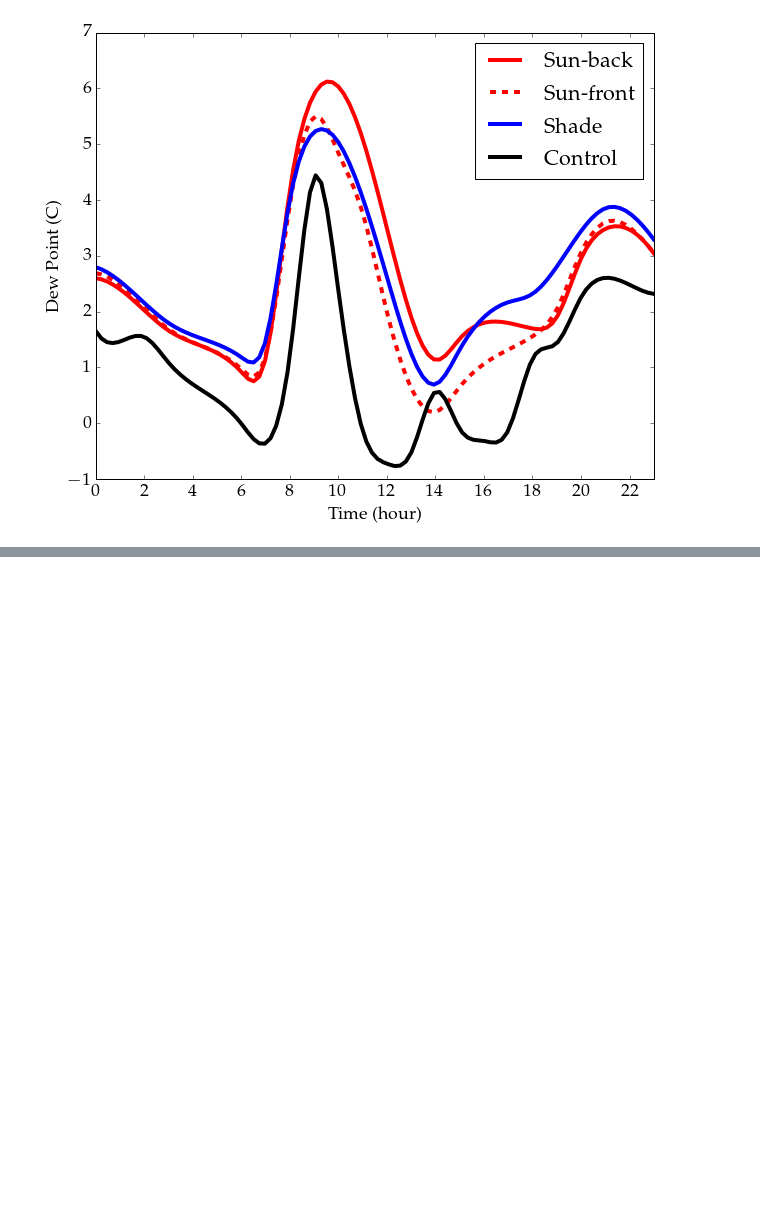
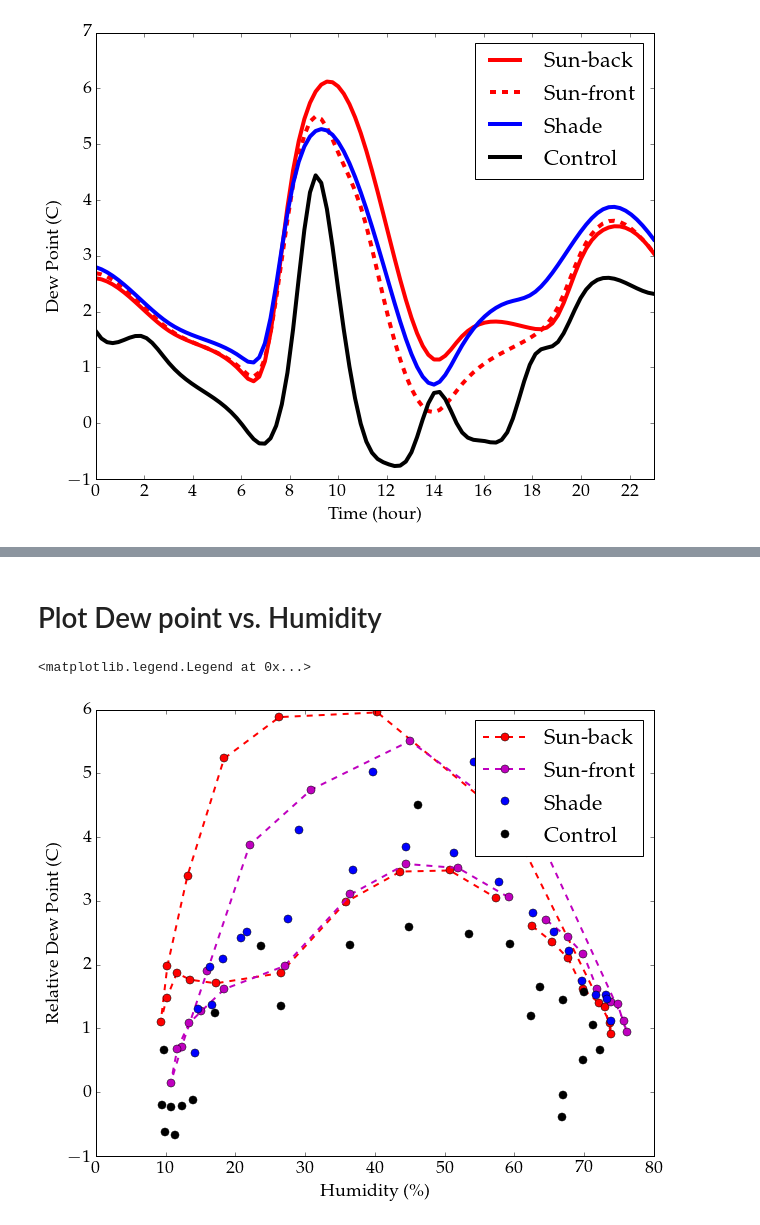
Before and after one commit to Luomin1993/Ani, a Jupyter notebook: Ani_GetData.ipynb, the cells around one changed output, grey strips where cells are left out. Drawn from its saved outputs; the diff is of its cells as text; code cells hidden in the pictures; blank space fills up the shorter version.

```diff
--- a/Ani_GetData.ipynb
+++ b/Ani_GetData.ipynb
@@ -239,0 +305,15 @@ plt.savefig('fig/dew_means.png')
+# %% [markdown]
+<h1> Plot Dew point vs. Humidity </h1>
+# %%
+plt.plot(Ani_panda.HSb,Ani_panda.DSb,'--ro',markersize=8)
+plt.plot(Ani_panda.HSf,Ani_panda.DSf,'--mo',markersize=8)
+plt.plot(Ani_panda.HSh,Ani_panda.DSh,'bo',markersize=8)
+plt.plot(Ani_panda.HC,Ani_panda.DC,'ko',markersize=8)
+
+plt.xlabel('Humidity (\%)')
+plt.ylabel('Relative Dew Point (C)')
+
+legend((['Sun-back','Sun-front','Shade','Control']),numpoints=1)
+# %% [output]
+<matplotlib.legend.Legend at 0x...>
+[figure, added]
```
Also changed, not shown: parts of 21 cells of this notebook.
